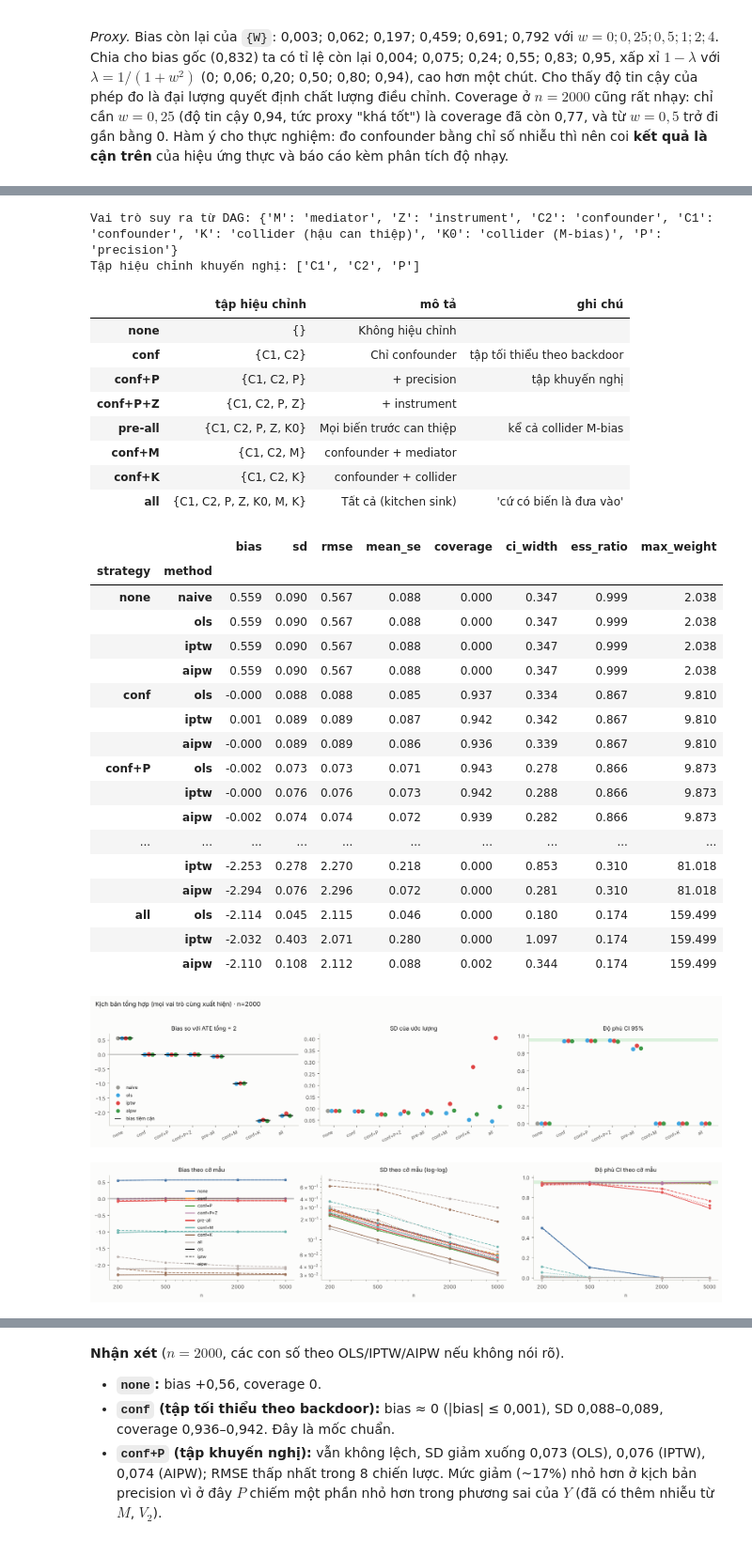
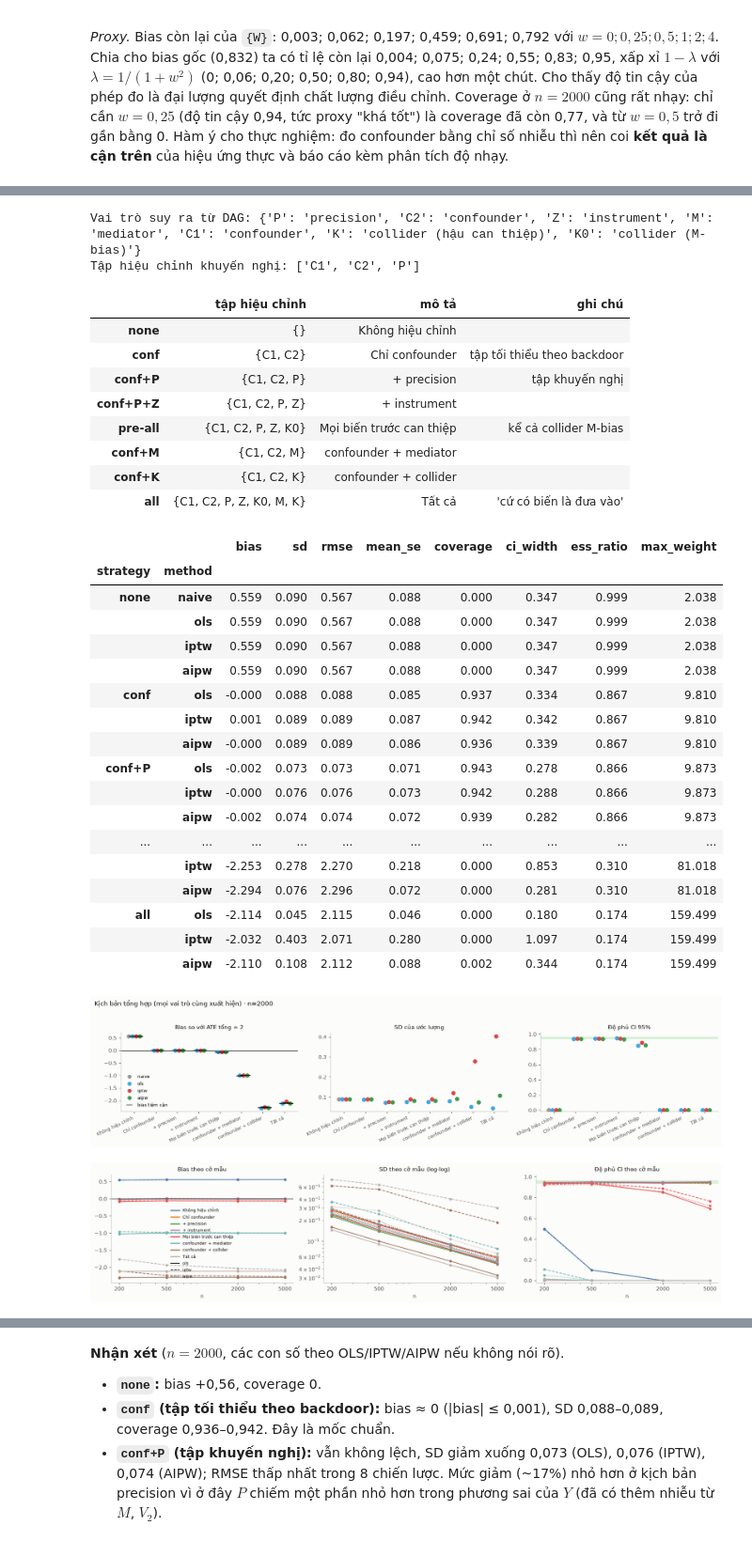
Before and after one commit to qz4ng/SEMINAR, a Jupyter notebook: scenario/role/roles_test.ipynb, the cells around one changed output, grey strips where cells are left out. Shown at 94% size. Cells and saved outputs as stored; diff of their text form; code cells hidden in the pictures.

```diff
--- a/scenario/role/roles_test.ipynb
+++ b/scenario/role/roles_test.ipynb
@@ -311,5 +240,5 @@ Một cách làm phổ biến trong thực hành là quan sát tương quan: *bi
 # %%
-sim_ks = RoleSimulation("kitchen_sink", seed=SEED)
+sim_ks = RoleSimulation("all", seed=SEED)
 df_ks = sim_ks.generate(n=5000)
 fp = role_diagnostics(df_ks, sim_ks.observed)
 roles_ks = classify_roles(sim_ks.dag()["edges"])
@@ -323,7 +252,7 @@ for c, r in fp.iterrows():
 ax.axvline(0.1, color=GRAY, ls="--", lw=0.8); ax.axvline(-0.1, color=GRAY, ls="--", lw=0.8)
 ax.axhline(0.1, color=GRAY, ls="--", lw=0.8); ax.axhline(-0.1, color=GRAY, ls="--", lw=0.8)
 ax.set_xlabel("SMD của X giữa A=1 và A=0 (liên quan A)"); ax.set_ylabel("tương quan riêng của X với Y sau khi loại A (liên quan Y)")
-ax.set_title("'Dấu vân tay' của các biến quan sát trong kịch bản tổng hợp (n=5000)")
+ax.set_title("Vai trò của các biến quan sát trong kịch bản tổng hợp (n=5000)")
 leg = [Line2D([0], [0], marker="o", color="w", markerfacecolor=ROLE_COLOR[r], markersize=10, label=r) for r in sorted(set(fp["vai trò thật"]))]
 ax.legend(handles=leg, frameon=False, fontsize=8, loc="best"); fig.tight_layout(); plt.show()
 # %% [output]
@@ -400,7 +329,7 @@ def plot_overview(scenario, n=2000, methods=METHOD_ORDER, extra_truth=None):
                 if col == "bias":
                     ax.errorbar(x, y, yerr=Z95 * float(r.mc_se_bias.iloc[0]), color=MCOL[m], capsize=2, lw=1)
                     if m != "naive": ax.scatter(x, ASYM[(scenario, s, m)], marker="_", s=150, color=INK, zorder=4, linewidths=1.5)
-        ax.set_xticks(range(len(strat))); ax.set_xticklabels([s if scenario == "kitchen_sink" else sim.strategies[s]["label"] for s in strat], rotation=25, ha="right", fontsize=8)
+        ax.set_xticks(range(len(strat))); ax.set_xticklabels([s if scenario == "all" else sim.strategies[s]["label"] for s in strat], rotation=25, ha="right", fontsize=8)
         ax.set_title(ttl)
         if col == "bias": ax.axhline(0, color=INK, lw=0.8)
         if col == "coverage": ax.axhspan(0.95 - MC_BAND, 0.95 + MC_BAND, color="#7ED386", alpha=0.25); ax.set_ylim(-0.02, 1.02)
@@ -424,7 +353,7 @@ def plot_vs_n(scenario, methods=("ols", "iptw", "aipw")):
             ax.set_yscale("log"); r0 = d[(d.strategy == strat[1]) & (d.method == "ols") & (d.n == NS[0])]
             if len(r0): y0 = float(r0.sd.iloc[0]); ax.plot(NS, [y0 * (NS[0] / n) ** 0.5 for n in NS], color=INK, lw=0.8, ls=(0, (1, 3)))
         if col == "coverage": ax.axhspan(0.95 - MC_BAND, 0.95 + MC_BAND, color="#7ED386", alpha=0.25); ax.set_ylim(-0.02, 1.02)
-    axes[0].legend(handles=[Line2D([0], [0], color=STRAT_COL[i], lw=2, label=s if scenario == "kitchen_sink" else sim.strategies[s]["label"]) for i, s in enumerate(strat)]
+    axes[0].legend(handles=[Line2D([0], [0], color=STRAT_COL[i], lw=2, label=s if scenario == "all" else sim.strategies[s]["label"]) for i, s in enumerate(strat)]
                    + [Line2D([0], [0], color=INK, ls=ls[m], lw=1.2, label=m) for m in methods], frameon=False, fontsize=7.5)
     fig.tight_layout(); plt.show()
 
@@ -442,7 +371,7 @@ def plot_box(scenario, extra_lines=(), methods=("ols", "iptw", "aipw")):
                 bp["boxes"][0].set_facecolor(MCOL[m]); bp["boxes"][0].set_alpha(0.65)
         ax.axhline(sim.true_ate, color=INK, ls="--", lw=1)
         for y, c, lab in extra_lines: ax.axhline(y, color=c, ls=":", lw=1.2)
-        ax.set_xticks(range(len(strat))); ax.set_xticklabels([s if scenario == "kitchen_sink" else sim.strategies[s]["label"] for s in strat], fontsize=8, rotation=25 if scenario == "kitchen_sink" else 0)
+        ax.set_xticks(range(len(strat))); ax.set_xticklabels([s if scenario == "all" else sim.strategies[s]["label"] for s in strat], fontsize=8, rotation=25 if scenario == "all" else 0)
         ax.set_title(f"Phân phối ước lượng, n={n}"); lo, hi = np.nanpercentile(raw.est, [0.5, 99.5]); ax.set_ylim(min(lo, sim.true_ate) - 0.2, max(hi, sim.true_ate) + 0.2)
     axes[0].legend(handles=[Line2D([0], [0], color=MCOL[m], lw=6, alpha=0.65, label=m) for m in methods], frameon=False, fontsize=8)
     fig.tight_layout(); plt.show()
@@ -820,38 +731,38 @@ Trong dữ liệu thật các vai trò xuất hiện **cùng lúc**. Kịch bả
 # %%
-sim = RoleSimulation("kitchen_sink")
+sim = RoleSimulation("all")
 print("Vai trò suy ra từ DAG:", {k: v for k, v in classify_roles(sim.dag()["edges"]).items() if k in sim.observed})
 print("Tập hiệu chỉnh khuyến nghị:", recommended_adjustment_set(sim.dag()["edges"], sim.observed))
 display(pd.DataFrame({k: {"tập hiệu chỉnh": "{" + ", ".join(v["adjust"]) + "}", "mô tả": v["label"], "ghi chú": v["note"]} for k, v in sim.strategies.items()}).T)
-run_role("kitchen_sink")
+run_role("all")
 # %% [output]
-Vai trò suy ra từ DAG: {'M': 'mediator', 'Z': 'instrument', 'C2': 'confounder', 'C1': 'confounder', 'K': 'collider (hậu can thiệp)', 'K0': 'collider (M-bias)', 'P': 'precision'}
+Vai trò suy ra từ DAG: {'P': 'precision', 'C2': 'confounder', 'Z': 'instrument', 'M': 'mediator', 'C1': 'confounder', 'K': 'collider (hậu can thiệp)', 'K0': 'collider (M-bias)'}
 Tập hiệu chỉnh khuyến nghị: ['C1', 'C2', 'P']
 |  | tập hiệu chỉnh | mô tả | ghi chú |
 | none | {} | Không hiệu chỉnh |  |
 | conf | {C1, C2} | Chỉ confounder | tập tối thiểu theo backdoor |
 | conf+P | {C1, C2, P} | + precision | tập khuyến nghị |
 | conf+P+Z | {C1, C2, P, Z} | + instrument |  |
 | pre-all | {C1, C2, P, Z, K0} | Mọi biến trước can thiệp | kể cả collider M-bias |
 | conf+M | {C1, C2, M} | confounder + mediator |  |
 | conf+K | {C1, C2, K} | confounder + collider |  |
-| all | {C1, C2, P, Z, K0, M, K} | Tất cả (kitchen sink) | 'cứ có biến là đưa vào' |
+| all | {C1, C2, P, Z, K0, M, K} | Tất cả | 'cứ có biến là đưa vào' |
 |  |  | bias | sd | rmse | mean_se | coverage | ci_width | ess_ratio | max_weight |
 | strategy | method |  |  |  |  |  |  |  |  |
 | none | naive | 0.559 | 0.090 | 0.567 | 0.088 | 0.000 | 0.347 | 0.999 | 2.038 |
 |  | ols | 0.559 | 0.090 | 0.567 | 0.088 | 0.000 | 0.347 | 0.999 | 2.038 |
 |  | iptw | 0.559 | 0.090 | 0.567 | 0.088 | 0.000 | 0.347 | 0.999 | 2.038 |
 |  | aipw | 0.559 | 0.090 | 0.567 | 0.088 | 0.000 | 0.347 | 0.999 | 2.038 |
 | conf | ols | -0.000 | 0.088 | 0.088 | 0.085 | 0.937 | 0.334 | 0.867 | 9.810 |
 |  | iptw | 0.001 | 0.089 | 0.089 | 0.087 | 0.942 | 0.342 | 0.867 | 9.810 |
 |  | aipw | -0.000 | 0.089 | 0.089 | 0.086 | 0.936 | 0.339 | 0.867 | 9.810 |
 | conf+P | ols | -0.002 | 0.073 | 0.073 | 0.071 | 0.943 | 0.278 | 0.866 | 9.873 |
 |  | iptw | -0.000 | 0.076 | 0.076 | 0.073 | 0.942 | 0.288 | 0.866 | 9.873 |
 |  | aipw | -0.002 | 0.074 | 0.074 | 0.072 | 0.939 | 0.282 | 0.866 | 9.873 |
 | ... | ... | ... | ... | ... | ... | ... | ... | ... | ... |
 |  | iptw | -2.253 | 0.278 | 2.270 | 0.218 | 0.000 | 0.853 | 0.310 | 81.018 |
 |  | aipw | -2.294 | 0.076 | 2.296 | 0.072 | 0.000 | 0.281 | 0.310 | 81.018 |
 | all | ols | -2.114 | 0.045 | 2.115 | 0.046 | 0.000 | 0.180 | 0.174 | 159.499 |
 |  | iptw | -2.032 | 0.403 | 2.071 | 0.280 | 0.000 | 1.097 | 0.174 | 159.499 |
 |  | aipw | -2.110 | 0.108 | 2.112 | 0.088 | 0.002 | 0.344 | 0.174 | 159.499 |
-[figure, old version]
+[figure, new version]
-[figure, old version]
+[figure, new version]
```
Also changed, not shown: parts of 39 cells of this notebook.
